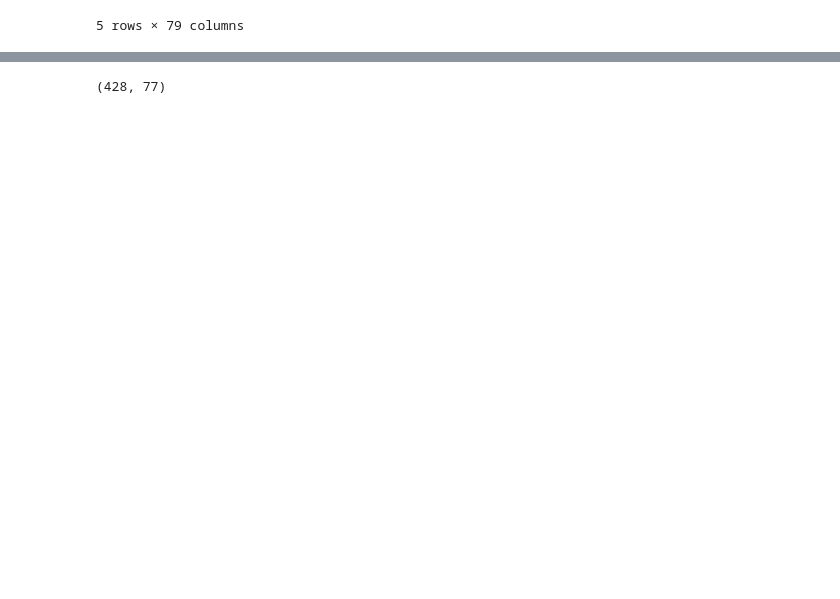
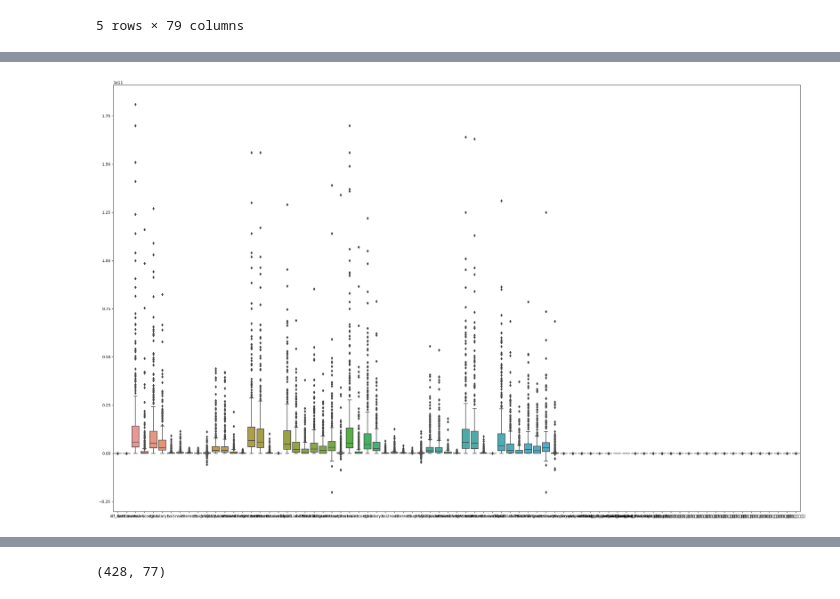
Before and after one commit to nyeokinyeoki/Gym_zalabim, a Jupyter notebook: ipynb/hospital.ipynb, the cells around one changed output, grey strips where cells are left out. Saved outputs shown, nothing was run; the diff lists cells and outputs as text; code cells hidden in the pictures; blank space fills up the shorter version.

```diff
--- a/ipynb/hospital.ipynb
+++ b/ipynb/hospital.ipynb
@@ -1247,7 +1292,12 @@ memory usage: 227.4 KB
 # %%
-# # scaling 전 독립 변수들의 데이터 분포를 살펴봄
-# plt.figure(figsize=(16,10))
+# scaling 전 독립 변수들의 데이터 분포를 살펴봄
 
-# sns.boxplot(data=df_m.iloc[:, 2:10])
+plt.figure(figsize=(32,20))
 
-# # 이상치가 많음
+sns.boxplot(data=df_m.iloc[:, 2:])
+
+plt.show()
+
+# 이상치가 많음
+# %% [output]
+[figure, added]
```
Also changed, not shown: parts of 33 cells of this notebook, 1 other file.
